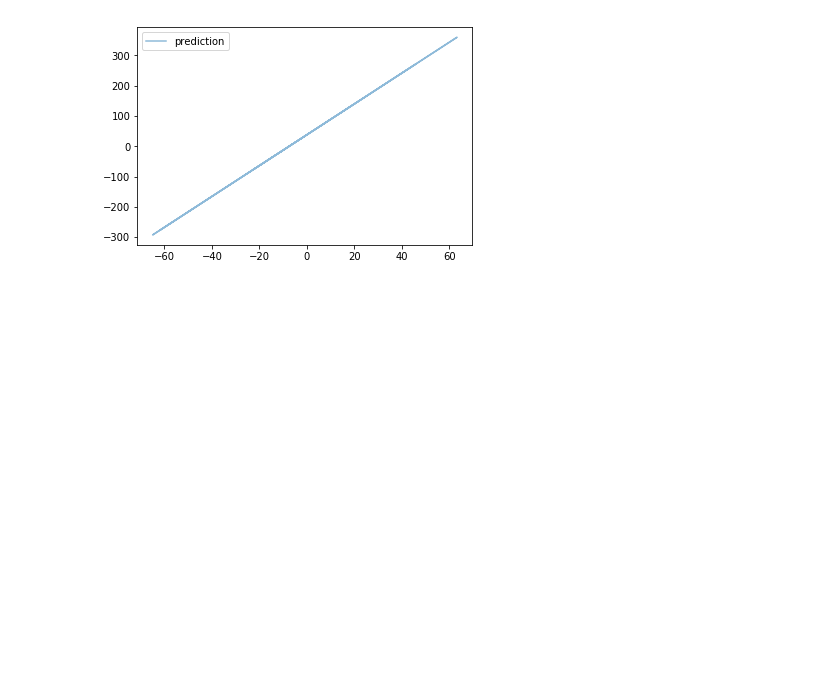
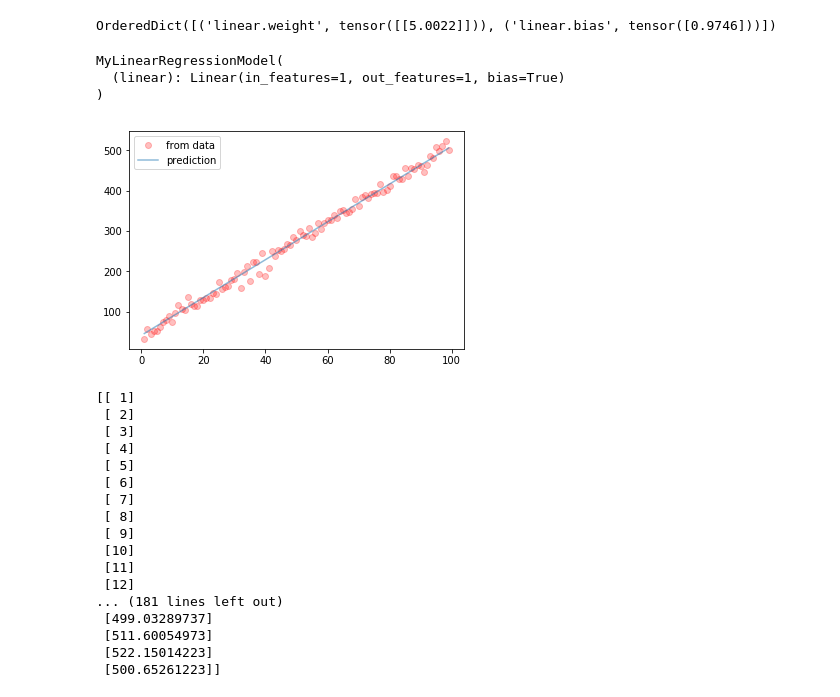
Before and after one commit to gmorenomello/tutorials, a Jupyter notebook: pytorch/pytorch_01_linear_regression_with_bias.ipynb, the cells around one changed output. Cells and saved outputs as stored; diff of their text form; code cells hidden in the pictures; blank space fills up the shorter version.

```diff
--- a/pytorch/pytorch_01_linear_regression_with_bias.ipynb
+++ b/pytorch/pytorch_01_linear_regression_with_bias.ipynb
@@ -102,30 +141,68 @@ if save_model is True:
     # Saves only parameters
     # alpha & beta
     torch.save(model.state_dict(), 'awesome_linear_model.pkl')
+
+# Shows the content of what will be saved
+print(model.state_dict())
+# %% [output]
+OrderedDict([('linear.weight', tensor([[5.0022]])), ('linear.bias', tensor([0.9746]))])
 # %%
 ###################################################################
 # How to load a trained model
 ###################################################################
-load_model = False
+load_model = True
 if load_model is True:
     model.load_state_dict(torch.load('awesome_linear_model.pkl'))
 # %%
 ###################################################################
 # How to use the model on new data
 ###################################################################
+print(model.eval()) # Shows the model and describes its parameters
 
-model.eval()
-x = np.random.randn(10,1)*59 +10
+#Load data to be predicted
+x = np.reshape(np.arange(1,100),(np.arange(1,100).shape[0],1))
 data = Variable(torch.from_numpy(x)).float()
-output = model.forward(data)
-prediction = torch.argmax(output)
-predicted = prediction.data.numpy()
+
+# Calculate the prediction
+#output = model.forward(data)
+#prediction = torch.argmax(output)
+#predicted = prediction.data.numpy()
+
+# Calculate the prediction
 predicted = model.forward(Variable(torch.from_numpy(x)).float()).data.numpy()
+
+
+# "real data"
+y = x*4.68 +41 + np.random.randn(np.arange(1,100).shape[0],1)*12
+
+# Visualize the data
+plt.plot(x, y, 'go', label = 'from data', alpha = 0.25, color='r')
 plt.plot(x, predicted, label = 'prediction', alpha = 0.5)
 plt.legend()
 plt.show()
+print(x,y)
 # %% [output]
+MyLinearRegressionModel(
+  (linear): Linear(in_features=1, out_features=1, bias=True)
+)
-[figure, old version]
+[figure, new version]
+[[ 1]
+ [ 2]
+ [ 3]
+ [ 4]
+ [ 5]
+ [ 6]
+ [ 7]
+ [ 8]
+ [ 9]
+ [10]
+ [11]
+ [12]
+... (181 lines left out)
+ [499.03289737]
+ [511.60054973]
+ [522.15014223]
+ [500.65261223]]
 # %%
 predicted = model.forward(Variable(torch.from_numpy(x)).float()).data.numpy()
 plt.plot(x, predicted, label = 'prediction', alpha = 0.5)
```
Also changed, not shown: parts of 9 cells of this notebook, 31 other files.
